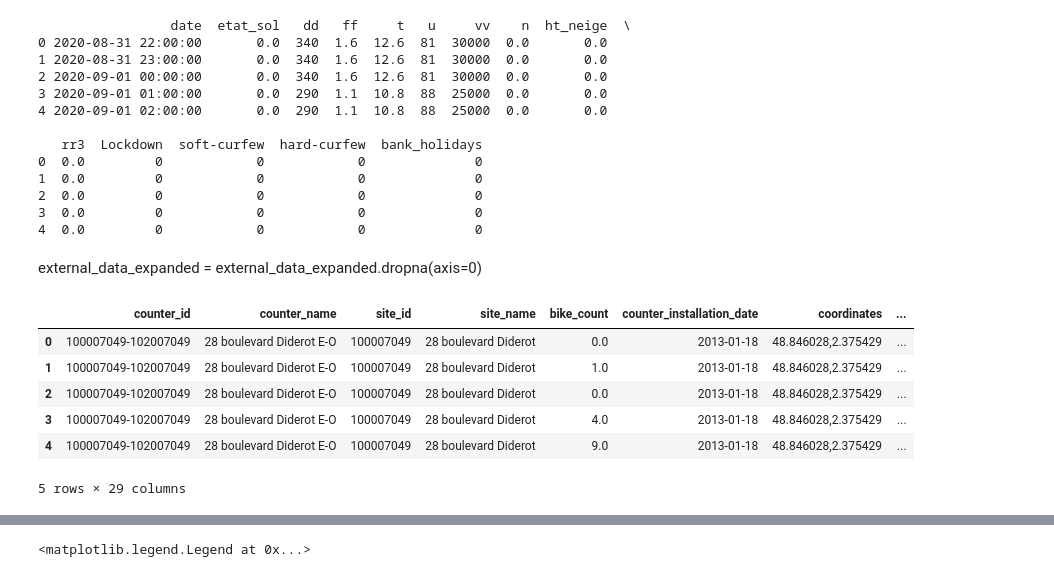
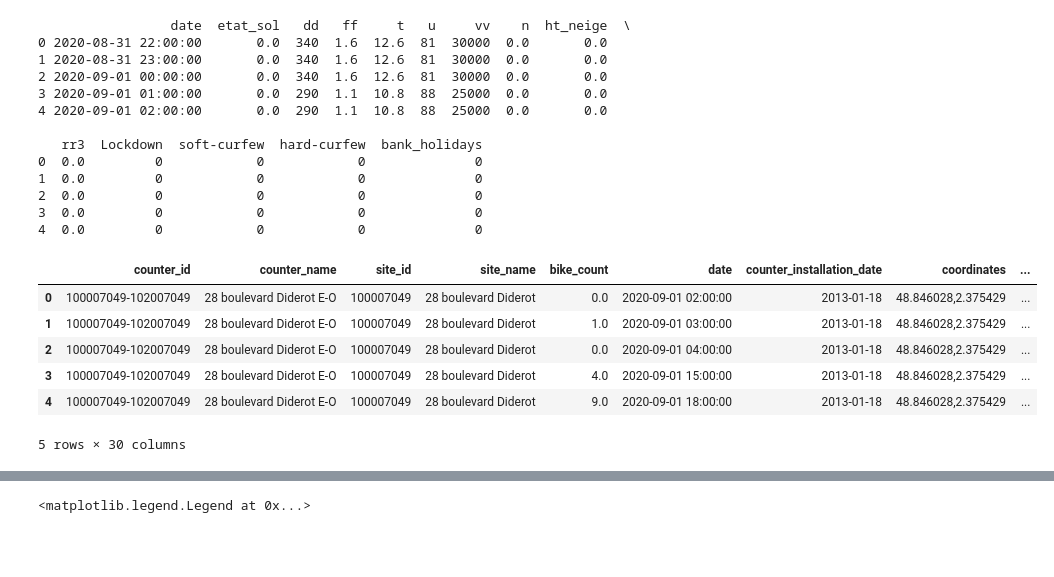
Before and after one commit to Vincent-Maladiere/bike_counters, a Jupyter notebook: external_data_sorted.ipynb, the cells around one changed output, grey strips where cells are left out. Cells and saved outputs as stored; diff of their text form; code cells hidden in the pictures; blank space fills up the shorter version.

```diff
--- a/external_data_sorted.ipynb
+++ b/external_data_sorted.ipynb
@@ -111,12 +107,12 @@ def create_missing_hours(row):
 
     # copy = existing line minus two hours
     new_row_2h = row.copy()
-    new_row_2h['date'] = row['date'] - pd.Timedelta(hours=2)
+    new_row_plus_h['date'] = row['date'] + pd.Timedelta(hours=1)
     new_rows.append(new_row_2h)
 
     # copy = existing line minus one hour
     new_row_1h = row.copy()
-    new_row_1h['date'] = row['date'] - pd.Timedelta(hours=1)
+    new_row_minus_h['date'] = row['date'] - pd.Timedelta(hours=1)
     new_rows.append(new_row_1h)
 
     return new_rows
@@ -151,31 +147,29 @@ print(external_data_expanded.head())
 2  0.0         0            0            0              0
 3  0.0         0            0            0              0
 4  0.0         0            0            0              0
-# %% [markdown]
-external_data_expanded = external_data_expanded.dropna(axis=0)
 # %%
 data_train = pd.merge(data, external_data_expanded, on='date', how='inner')
 # %%
 def _encode_dates(X):
     X = X.copy()  # modify a copy of X
     X["year"] = X["date"].dt.year
     X["month"] = X["date"].dt.month
     X["day"] = X["date"].dt.day
     X["weekday"] = X["date"].dt.weekday
     X["hour"] = X["date"].dt.hour
 
-    return X.drop(columns=["date"])
+    return X
 
 external_data_train = _encode_dates(data_train)
 external_data_train.head()
 # %% [output]
-|  | counter_id | counter_name | site_id | site_name | bike_count | counter_installation_date | coordinates | ... |
-| 0 | 100007049-102007049 | 28 boulevard Diderot E-O | 100007049 | 28 boulevard Diderot | 0.0 | 2013-01-18 | 48.846028,2.375429 | ... |
-| 1 | 100007049-102007049 | 28 boulevard Diderot E-O | 100007049 | 28 boulevard Diderot | 1.0 | 2013-01-18 | 48.846028,2.375429 | ... |
-| 2 | 100007049-102007049 | 28 boulevard Diderot E-O | 100007049 | 28 boulevard Diderot | 0.0 | 2013-01-18 | 48.846028,2.375429 | ... |
-| 3 | 100007049-102007049 | 28 boulevard Diderot E-O | 100007049 | 28 boulevard Diderot | 4.0 | 2013-01-18 | 48.846028,2.375429 | ... |
-| 4 | 100007049-102007049 | 28 boulevard Diderot E-O | 100007049 | 28 boulevard Diderot | 9.0 | 2013-01-18 | 48.846028,2.375429 | ... |
+|  | counter_id | counter_name | site_id | site_name | bike_count | date | counter_installation_date | coordinates | ... |
+| 0 | 100007049-102007049 | 28 boulevard Diderot E-O | 100007049 | 28 boulevard Diderot | 0.0 | 2020-09-01 02:00:00 | 2013-01-18 | 48.846028,2.375429 | ... |
+| 1 | 100007049-102007049 | 28 boulevard Diderot E-O | 100007049 | 28 boulevard Diderot | 1.0 | 2020-09-01 03:00:00 | 2013-01-18 | 48.846028,2.375429 | ... |
+| 2 | 100007049-102007049 | 28 boulevard Diderot E-O | 100007049 | 28 boulevard Diderot | 0.0 | 2020-09-01 04:00:00 | 2013-01-18 | 48.846028,2.375429 | ... |
+| 3 | 100007049-102007049 | 28 boulevard Diderot E-O | 100007049 | 28 boulevard Diderot | 4.0 | 2020-09-01 15:00:00 | 2013-01-18 | 48.846028,2.375429 | ... |
+| 4 | 100007049-102007049 | 28 boulevard Diderot E-O | 100007049 | 28 boulevard Diderot | 9.0 | 2020-09-01 18:00:00 | 2013-01-18 | 48.846028,2.375429 | ... |
-5 rows × 29 columns
+5 rows × 30 columns
 # %%
 y = external_data_train["log_bike_count"]
 X = external_data_train.drop(
```
Also changed, not shown: parts of 14 cells of this notebook, 3 other files.
